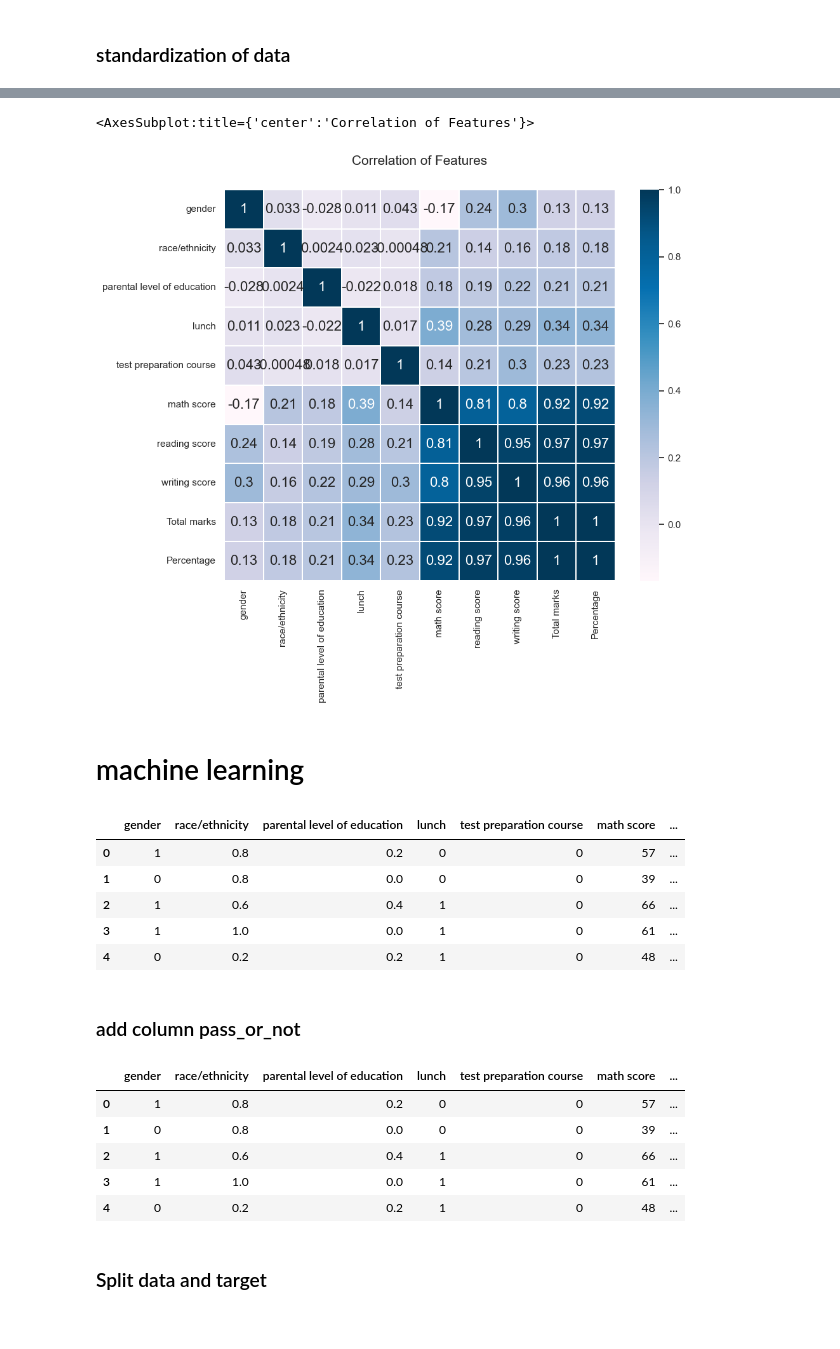
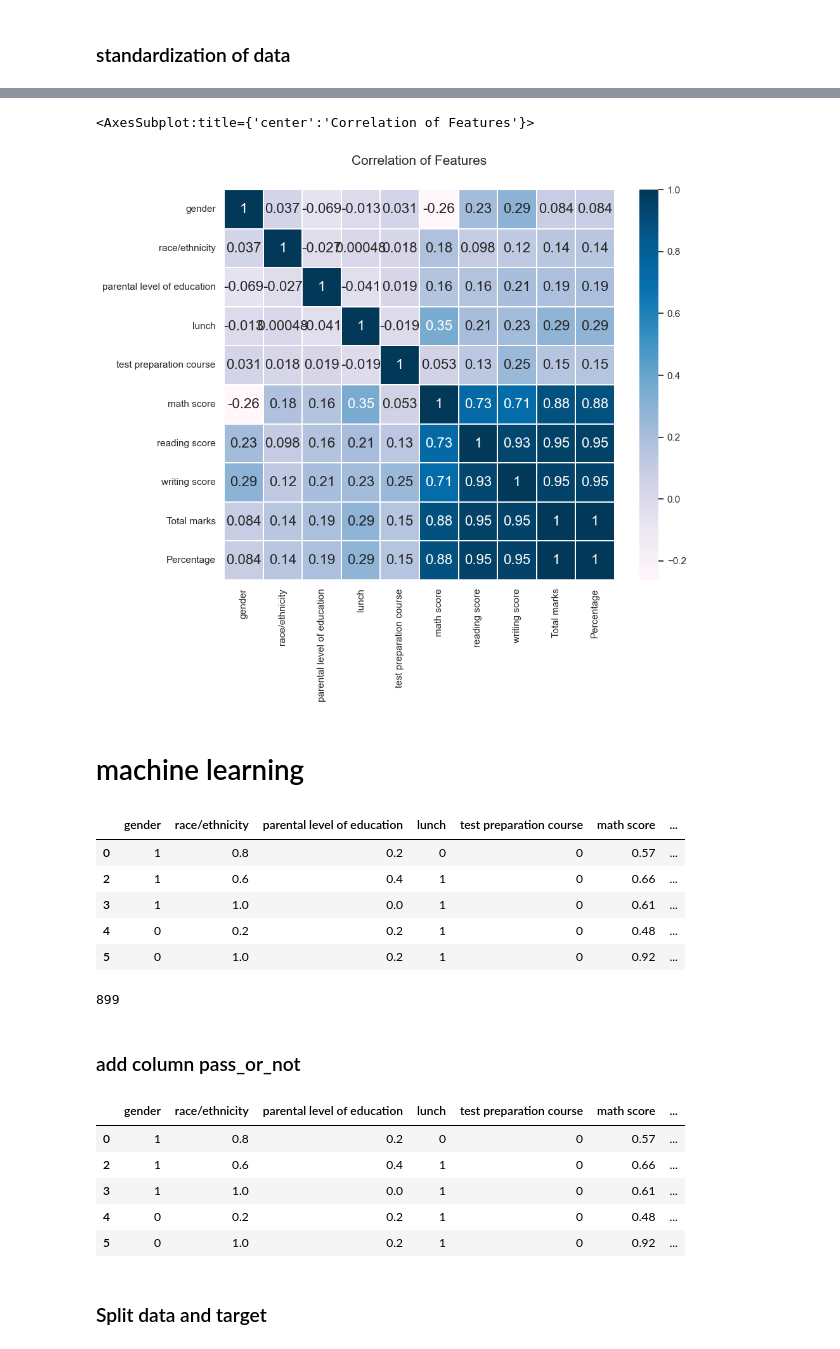
Before and after one commit to sahartvk/DataMining_Exam-Scores, a Jupyter notebook: exams.ipynb, the cells around one changed output, grey strips where cells are left out. Saved outputs shown, nothing was run; the diff lists cells and outputs as text; code cells hidden in the pictures.

```diff
--- a/exams.ipynb
+++ b/exams.ipynb
@@ -569,15 +608,15 @@ data.head()
 # %%
-# d_m = []
-# d_r = []
-# d_w = []
-# d_s = []
-# for i in range(len(df)):
-#     d_m.append(df['math score'].values[i]/100)
-#     d_r.append(df['reading score'].values[i]/100)
-#     d_w.append(df['writing score'].values[i]/100)
-#     d_s.append(df['Percentage'].values[i]/100)
-# data['math score'] = d_m
-# data['reading score'] = d_r
-# data['writing score'] = d_w
-# data['Percentage'] = d_s
-# data.head()
+d_m = []
+d_r = []
+d_w = []
+d_s = []
+for i in range(len(df)):
+    d_m.append(df['math score'].values[i]/100)
+    d_r.append(df['reading score'].values[i]/100)
+    d_w.append(df['writing score'].values[i]/100)
+    d_s.append(df['Percentage'].values[i]/100)
+data['math score'] = d_m
+data['reading score'] = d_r
+data['writing score'] = d_w
+data['Percentage'] = d_s
+data.head()
@@ -589,36 +635,34 @@ sns.heatmap(data.astype(float).corr(), linewidths = 0.1, vmax = 1.0,
            square = True, cmap = colormap, linecolor = "white", annot = True, annot_kws = {"size" : 16})
 # %% [output]
 <AxesSubplot:title={'center':'Correlation of Features'}>
-[figure, old version]
+[figure, new version]
 # %% [markdown]
 # machine learning
 # %%
 data.head()
 # %% [output]
 |  | gender | race/ethnicity | parental level of education | lunch | test preparation course | math score | ... |
-| 0 | 1 | 0.8 | 0.2 | 0 | 0 | 57 | ... |
-| 1 | 0 | 0.8 | 0.0 | 0 | 0 | 39 | ... |
-| 2 | 1 | 0.6 | 0.4 | 1 | 0 | 66 | ... |
-| 3 | 1 | 1.0 | 0.0 | 1 | 0 | 61 | ... |
-| 4 | 0 | 0.2 | 0.2 | 1 | 0 | 48 | ... |
+| 0 | 1 | 0.8 | 0.2 | 0 | 0 | 0.57 | ... |
+| 2 | 1 | 0.6 | 0.4 | 1 | 0 | 0.66 | ... |
+| 3 | 1 | 1.0 | 0.0 | 1 | 0 | 0.61 | ... |
+| 4 | 0 | 0.2 | 0.2 | 1 | 0 | 0.48 | ... |
+| 5 | 0 | 1.0 | 0.2 | 1 | 0 | 0.92 | ... |
+# %%
+len(data)
+# %% [output]
+899
 # %% [markdown]
 ### add column pass_or_not
 # %%
-pass_or_not = []
-for i in range(len(df)):
-    if data["Percentage"][i] >= 60:
-        pass_or_not.append(1)
-    else:
-        pass_or_not.append(0)
-data["pass_or_not"] = pass_or_not
+data["pass_or_not"] = data["Percentage"].apply(lambda x: 1 if x >= 0.6 else 0)
 data.head()
 # %% [output]
 |  | gender | race/ethnicity | parental level of education | lunch | test preparation course | math score | ... |
-| 0 | 1 | 0.8 | 0.2 | 0 | 0 | 57 | ... |
-| 1 | 0 | 0.8 | 0.0 | 0 | 0 | 39 | ... |
-| 2 | 1 | 0.6 | 0.4 | 1 | 0 | 66 | ... |
-| 3 | 1 | 1.0 | 0.0 | 1 | 0 | 61 | ... |
-| 4 | 0 | 0.2 | 0.2 | 1 | 0 | 48 | ... |
+| 0 | 1 | 0.8 | 0.2 | 0 | 0 | 0.57 | ... |
+| 2 | 1 | 0.6 | 0.4 | 1 | 0 | 0.66 | ... |
+| 3 | 1 | 1.0 | 0.0 | 1 | 0 | 0.61 | ... |
+| 4 | 0 | 0.2 | 0.2 | 1 | 0 | 0.48 | ... |
+| 5 | 0 | 1.0 | 0.2 | 1 | 0 | 0.92 | ... |
 # %% [markdown]
 ### Split data and target
 # %%
```
Also changed, not shown: parts of 64 cells of this notebook, 4 other files.
